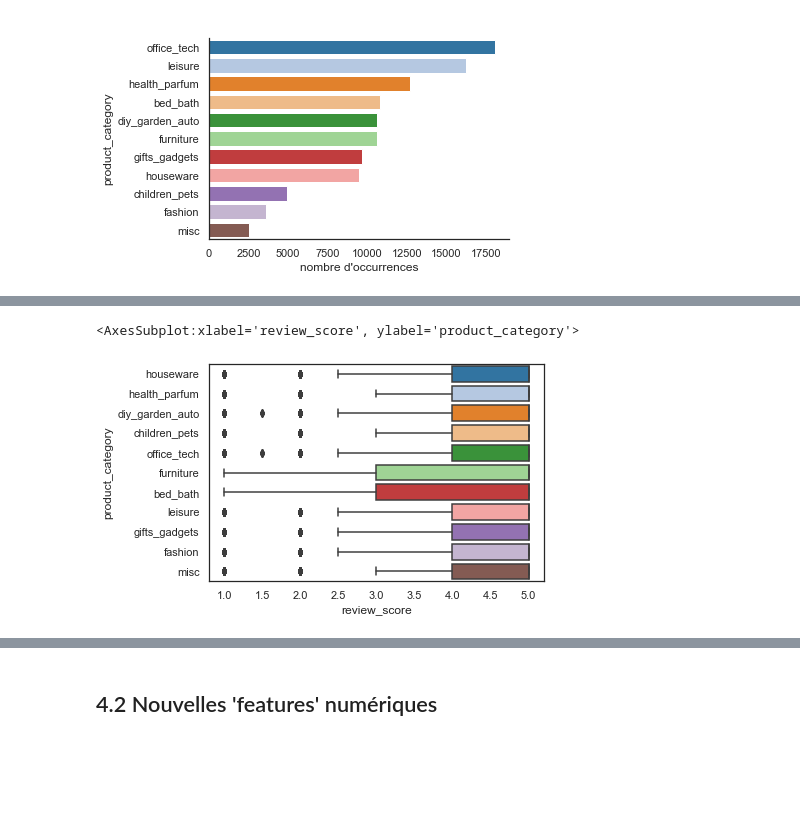
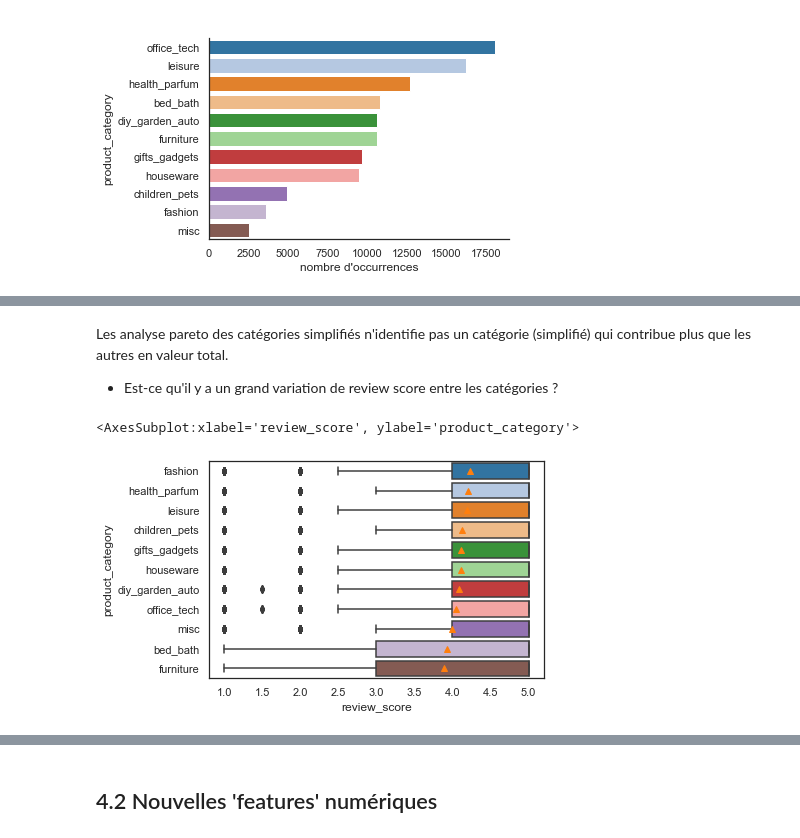
Before and after one commit to mrcreasey/oc-ds-p5-unsupervised-clustering, a Jupyter notebook: P5_01_analyse.ipynb, the cells around one changed output, grey strips where cells are left out. Cells and saved outputs as stored; diff of their text form; code cells hidden in the pictures; blank space fills up the shorter version.

```diff
--- a/P5_01_analyse.ipynb
+++ b/P5_01_analyse.ipynb
@@ -1998,5 +2054,12 @@ plot_bar_top_n(commande_items, 'product_category')
+# %% [markdown]
+Les analyse pareto des catégories simplifiés n'identifie pas un catégorie (simplifié) qui contribue plus que les autres en valeur total.
+
+- Est-ce qu'il y a un grand variation de review score entre les catégories ?
 # %%
-sns.boxplot(data=commande_items, x='review_score', y='product_category')
+categ_order = commande_items.groupby('product_category')[
+    'review_score'].mean().sort_values(ascending=False).index
+sns.boxplot(data=commande_items, x='review_score',
+            y='product_category', showmeans=True, order=categ_order)
 # %% [output]
 <AxesSubplot:xlabel='review_score', ylabel='product_category'>
-[figure, old version]
+[figure, new version]
```
Also changed, not shown: parts of 28 cells of this notebook, 1 other file.
